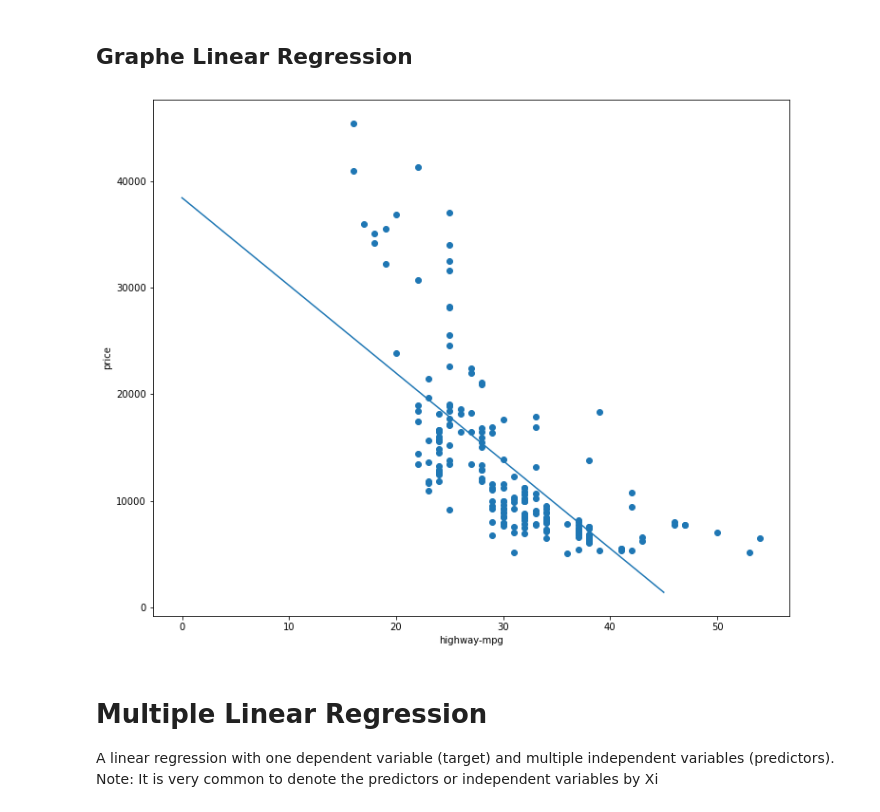
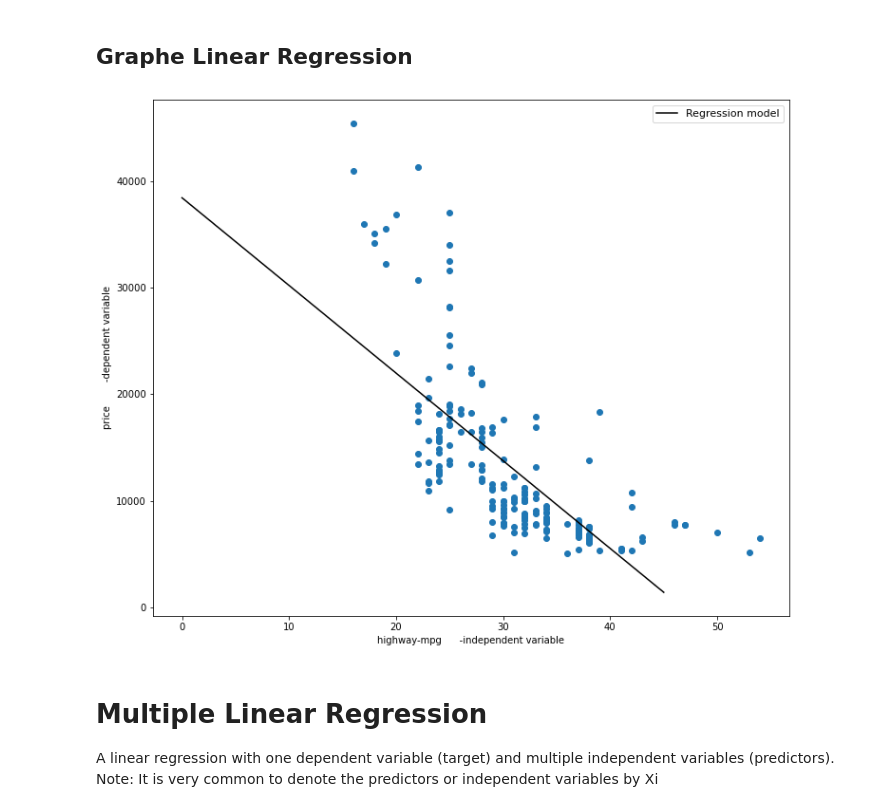
Before and after one commit to aaroncarby/PythonTutorial, a Jupyter notebook: Linear Regression.ipynb, the cells around one changed output. Cells and saved outputs as stored; diff of their text form; code cells hidden in the pictures.

```diff
--- a/Linear Regression.ipynb
+++ b/Linear Regression.ipynb
@@ -100,23 +97,24 @@ lm.intercept_
 # %%
 # predict y from the data
 x_new = np.linspace(0, 45, )
 y_new = lm.predict(x_new[:, np.newaxis])
 
 # plot the results
 plt.figure(figsize=(12, 10))
 ax = plt.axes()
 ax.scatter(X, Y)
-ax.plot(x_new, y_new)
+ax.plot(x_new, y_new, color='k', label='Regression model')
 
-ax.set_xlabel('highway-mpg')
-ax.set_ylabel('price')
+ax.set_xlabel('highway-mpg      -independent variable')
+ax.set_ylabel('price        -dependent variable')
+ax.legend(facecolor='white', fontsize=11)
 
 
 
 
 plt.show()
 # %% [output]
-[figure, old version]
+[figure, new version]
 # %% [markdown]
 # Multiple Linear Regression
 <p>A linear regression with one dependent variable (target) and multiple independent variables (predictors).
```
Also changed, not shown: parts of 5 cells of this notebook.
